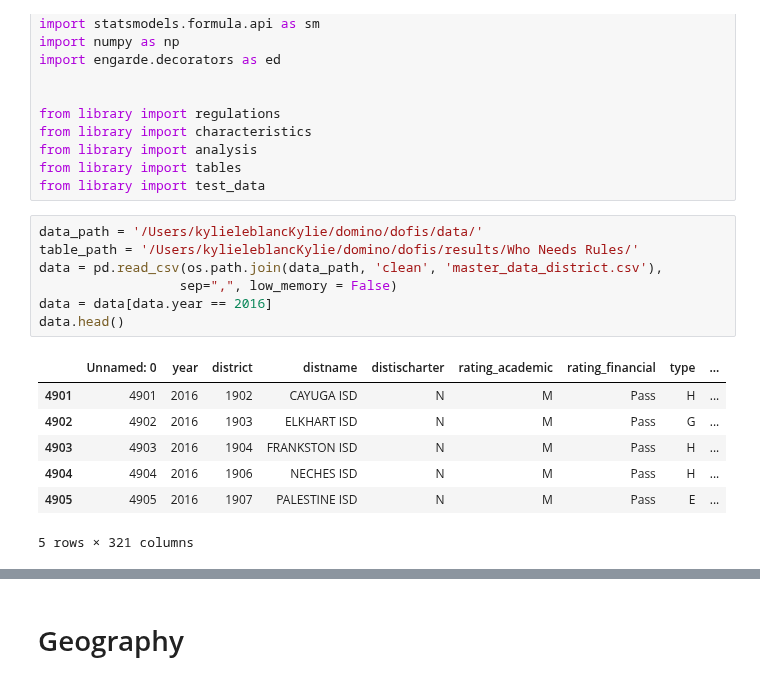
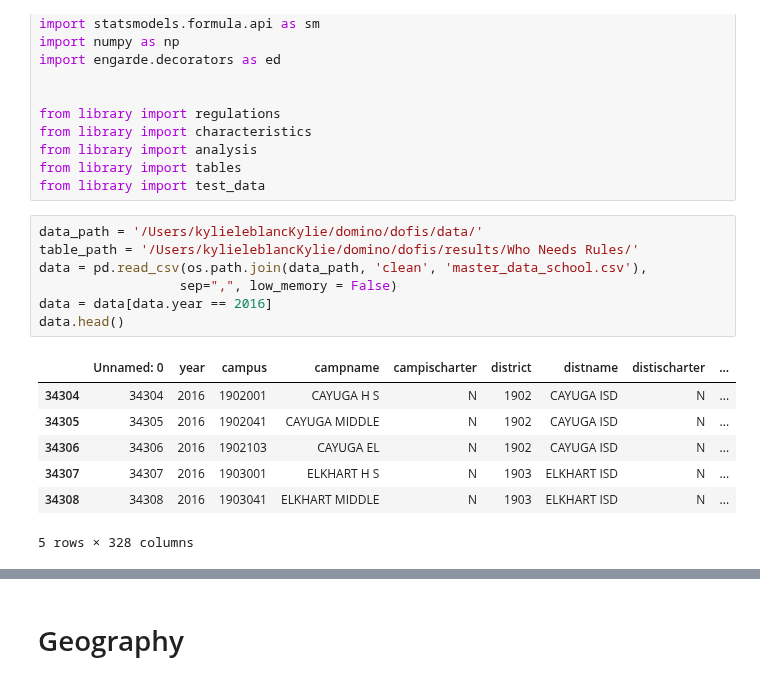
Before and after one commit to KylieLAnglin/dofis, a Jupyter notebook: analysis/Who Needs Rules/03_characteristics_by_implementation_year.ipynb, the cells around one changed output, grey strips where cells are left out. Saved outputs shown, nothing was run; the diff lists cells and outputs as text.

```diff
--- a/analysis/Who Needs Rules/03_characteristics_by_implementation_year.ipynb
+++ b/analysis/Who Needs Rules/03_characteristics_by_implementation_year.ipynb
@@ -17,15 +17,15 @@ from library import test_data
 # %%
 data_path = '/Users/kylieleblancKylie/domino/dofis/data/'
 table_path = '/Users/kylieleblancKylie/domino/dofis/results/Who Needs Rules/'
-data = pd.read_csv(os.path.join(data_path, 'clean', 'master_data_district.csv'),
+data = pd.read_csv(os.path.join(data_path, 'clean', 'master_data_school.csv'),
                   sep=",", low_memory = False)
 data = data[data.year == 2016]
 data.head()
 # %% [output]
-|  | Unnamed: 0 | year | district | distname | distischarter | rating_academic | rating_financial | type | ... |
-| 4901 | 4901 | 2016 | 1902 | CAYUGA ISD | N | M | Pass | H | ... |
-| 4902 | 4902 | 2016 | 1903 | ELKHART ISD | N | M | Pass | G | ... |
-| 4903 | 4903 | 2016 | 1904 | FRANKSTON ISD | N | M | Pass | H | ... |
-| 4904 | 4904 | 2016 | 1906 | NECHES ISD | N | M | Pass | H | ... |
-| 4905 | 4905 | 2016 | 1907 | PALESTINE ISD | N | M | Pass | E | ... |
+|  | Unnamed: 0 | year | campus | campname | campischarter | district | distname | distischarter | ... |
+| 34304 | 34304 | 2016 | 1902001 | CAYUGA H S | N | 1902 | CAYUGA ISD | N | ... |
+| 34305 | 34305 | 2016 | 1902041 | CAYUGA MIDDLE | N | 1902 | CAYUGA ISD | N | ... |
+| 34306 | 34306 | 2016 | 1902103 | CAYUGA EL | N | 1902 | CAYUGA ISD | N | ... |
+| 34307 | 34307 | 2016 | 1903001 | ELKHART H S | N | 1903 | ELKHART ISD | N | ... |
+| 34308 | 34308 | 2016 | 1903041 | ELKHART MIDDLE | N | 1903 | ELKHART ISD | N | ... |
-5 rows × 321 columns
+5 rows × 328 columns
```
Also changed, not shown: parts of 5 cells of this notebook, 4 other files.
